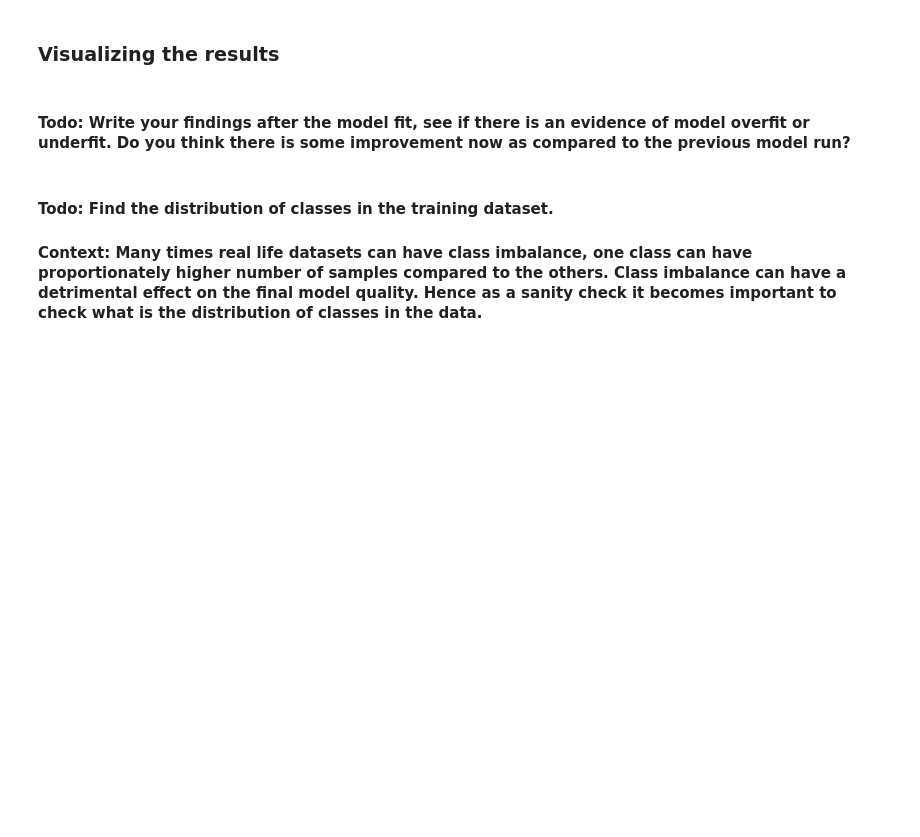
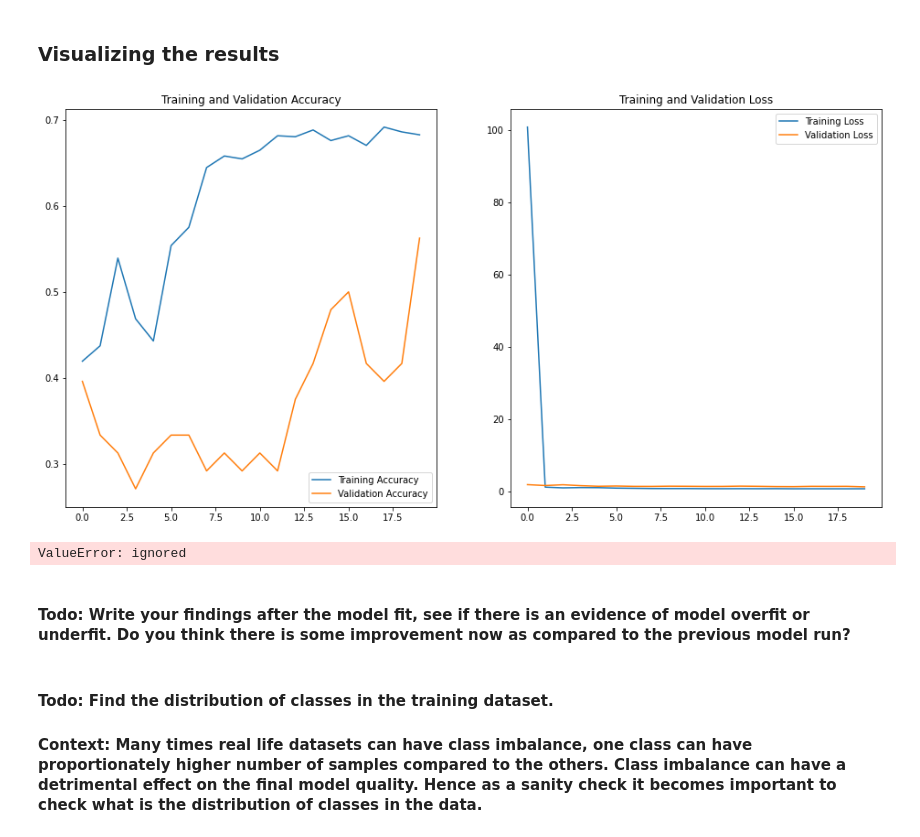
Before and after one commit to shekhs/CNN_Cancer_multiclass-classifier, a Jupyter notebook: Starter_code_Assignment_CNN_Skin_Cancer.ipynb, the cells around one changed output. Cells and saved outputs as stored; diff of their text form; code cells hidden in the pictures; blank space fills up the shorter version.

```diff
--- a/Starter_code_Assignment_CNN_Skin_Cancer.ipynb
+++ b/Starter_code_Assignment_CNN_Skin_Cancer.ipynb
@@ -289,5 +396,34 @@ plt.show()
+# %%
+## Your code goes here
+from keras.optimizers import Adam
+optimizer = Adam(learning_rate=0.001, beta_1=0.9, beta_2=0.999, epsilon=None, decay=0.0, amsgrad=False)
+
+model.compile(loss='categorical_crossentropy',
+                  optimizer=optimizer,
+                  metrics=['accuracy'])
+# %%
+#In order to make the optimizer converge faster and closest to the global minimum of the loss function,
+#i used an annealing method of the learning rate (LR).
+
+#The LR is the step by which the optimizer walks through the 'loss landscape'.
+#The higher LR, the bigger are the steps and the quicker is the convergence.
+#However the sampling is very poor with an high LR and the optimizer could probably
+#fall into a local minima.
+
+
+#Set a learning rate annealer
+from keras.callbacks import ReduceLROnPlateau
+learning_rate_reduction = ReduceLROnPlateau(monitor='val_accuracy',
+    patience=3,
+    verbose=1,
+    factor=0.5,
+    min_lr=0.00001)
 # %% [markdown]
 ### Training the model
 # %%
 ## Your code goes here, note: train your model for 20 epochs
-history = ## your training code
+## Your code goes here, note: train your model for 20 epochs
+epochs = 20
+batch_size = 10
+history = model.fit(train_batches,
+  epochs = epochs, verbose = 1, validation_data=valid_batches , callbacks=[learning_rate_reduction])
@@ -296,25 +450,37 @@ history = ## your training code
 # %%
 acc = history.history['accuracy']
 val_acc = history.history['val_accuracy']
 
 loss = history.history['loss']
 val_loss = history.history['val_loss']
 
 epochs_range = range(epochs)
 
-plt.figure(figsize=(8, 8))
+plt.figure(figsize=(16, 8))
 plt.subplot(1, 2, 1)
 plt.plot(epochs_range, acc, label='Training Accuracy')
 plt.plot(epochs_range, val_acc, label='Validation Accuracy')
 plt.legend(loc='lower right')
 plt.title('Training and Validation Accuracy')
 
 plt.subplot(1, 2, 2)
 plt.plot(epochs_range, loss, label='Training Loss')
 plt.plot(epochs_range, val_loss, label='Validation Loss')
 plt.legend(loc='upper right')
 plt.title('Training and Validation Loss')
 plt.show()
+# %% [output]
+[figure, added]
+# %%
+loss, accuracy = model.evaluate(train_ds, verbose=1,)
+loss_v, accuracy_v = model.evaluate(val_ds, verbose=1)
+
+print("Accuracy: ", accuracy)
+print("Validation Accuracy: ",accuracy_v)
+print("Loss: ",loss)
+print("Validation Loss", loss_v)
+# %% [output]
+ValueError: ignored
 # %% [markdown]
 #### Todo: Write your findings after the model fit, see if there is an evidence of model overfit or underfit. Do you think there is some improvement now as compared to the previous model run?
 # %% [markdown]
```
Also changed, not shown: parts of 29 cells of this notebook.
